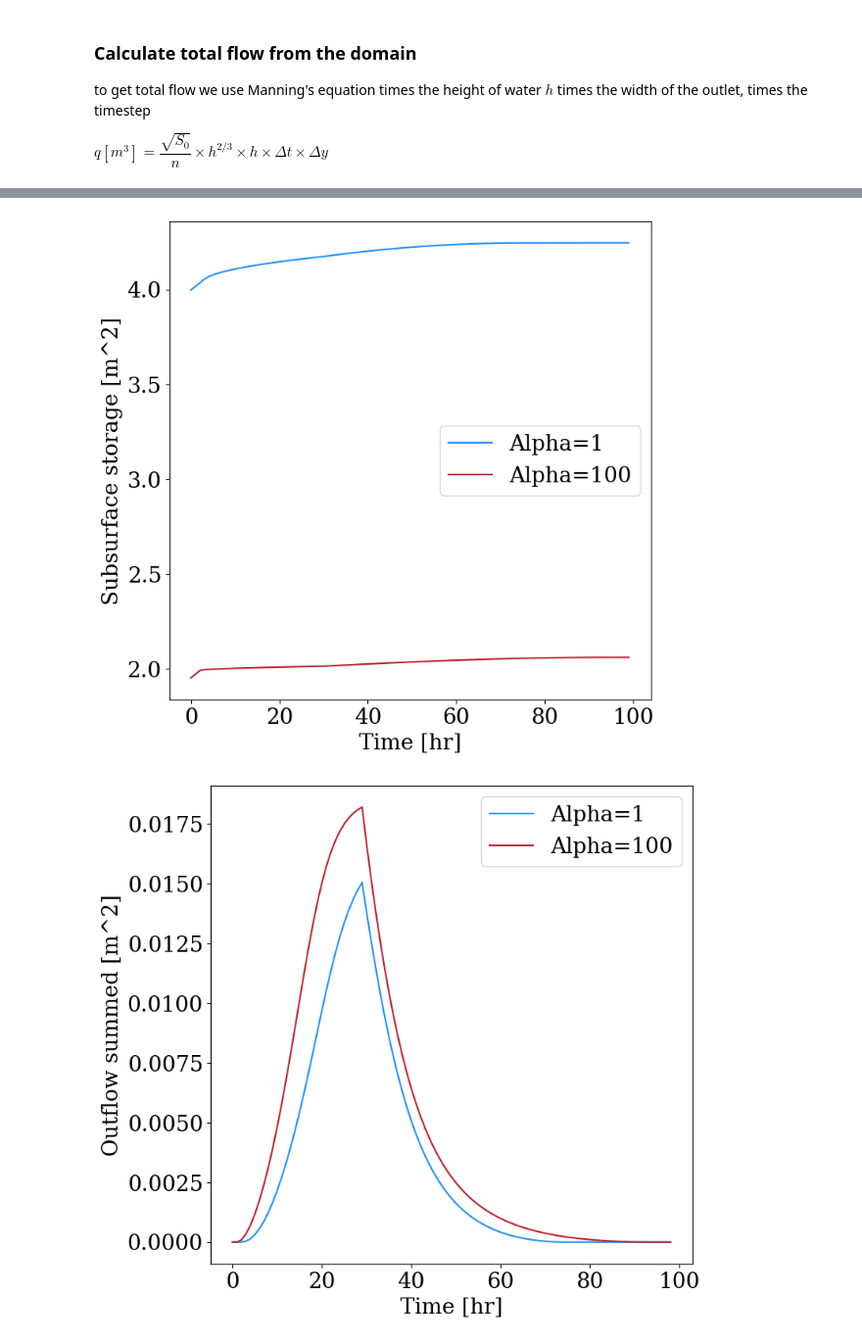
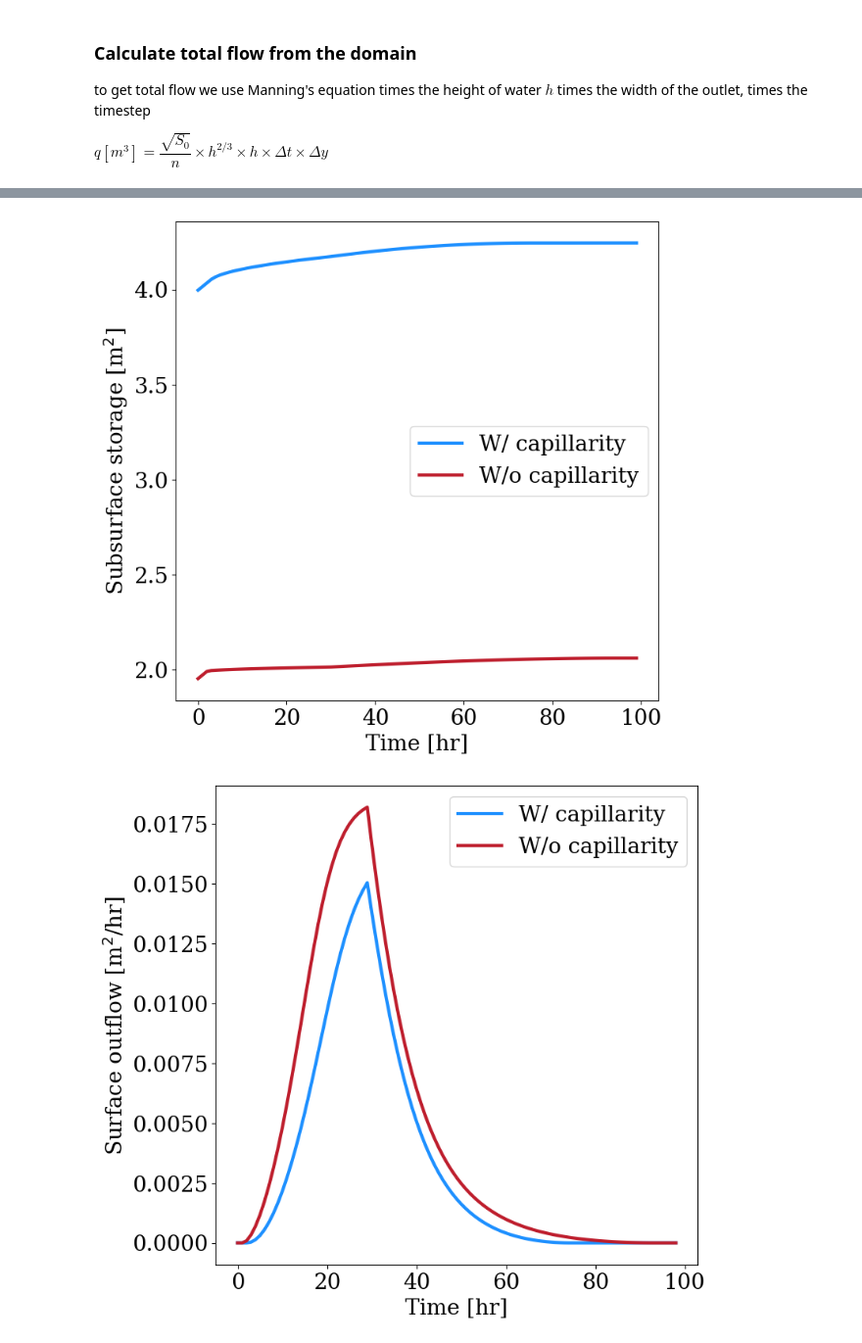
Before and after one commit to mashadab/ParFlow-project, a Jupyter notebook: Overland-flow-class/runoff-generation.ipynb, the cells around one changed output, grey strips where cells are left out. Shown at 98% size. Drawn from its saved outputs; the diff is of its cells as text; code cells hidden in the pictures.

```diff
--- a/Overland-flow-class/runoff-generation.ipynb
+++ b/Overland-flow-class/runoff-generation.ipynb
@@ -479,28 +480,44 @@ subsurface_storagealphavG1 = np.load(f'overland_flow_class_alphavG1.npz'); subsu
 print((subsurf_storage1-subsurf_storage100)/subsurf_storage1*100)
 
 plt.figure(figsize=(8,8) , dpi=100)
-plt.plot((subsurf_storage1-subsurf_storage100)/subsurf_storage1*100,color=blue)
+plt.plot((subsurf_storage1-subsurf_storage100)/subsurf_storage1*100,color=blue,linewidth=3)
 plt.xlabel('Time [hr]')
 plt.ylabel('% Error in subsurface storage')
 plt.savefig(f'overland_flow_Error__subsurface_storage.pdf',bbox_inches='tight', dpi = 600)
 
 
 plt.figure(figsize=(8,8) , dpi=100)
-plt.plot(subsurf_storage1[:-1],label='Alpha=1',color=blue)
-plt.plot(subsurf_storage100[:-1],label='Alpha=100',color=red)
+plt.plot(subsurf_storage1[:-1],label='W/ capillarity',color=blue,linewidth=3)
+plt.plot(subsurf_storage100[:-1],label='W/o capillarity',color=red,linewidth=3)
 plt.xlabel('Time [hr]')
-plt.ylabel('Subsurface storage [m^2]')
+plt.ylabel('Subsurface storage [m$^2$]')
 plt.legend()
 plt.savefig(f'overland_flow_class_subsurface_storage.pdf',bbox_inches='tight', dpi = 600)
 
 
 plt.figure(figsize=(8,8) , dpi=100)
-plt.plot(overland1[:-1],label='Alpha=1',color=blue)
-plt.plot(overland100[:-1],label='Alpha=100',color=red)
+plt.plot(overland1[:-1],label='W/ capillarity',color=blue,linewidth=3)
+plt.plot(overland100[:-1],label='W/o capillarity',color=red,linewidth=3)
 plt.xlabel('Time [hr]')
-plt.ylabel('Outflow summed [m^2]')
+plt.ylabel("Surface outflow [m$^2$/hr]")
 plt.legend()
 plt.savefig(f'overland_flow_class_overland_flow.pdf',bbox_inches='tight', dpi = 600)
+
+plt.figure(figsize=(8,8) , dpi=100)
+plt.plot(subsurf_storage1[:-1]-subsurf_storage1[0],label='W/ capillarity',color=blue,linewidth=3)
+plt.plot(subsurf_storage100[:-1]-subsurf_storage100[0],label='W/o capillarity',color=red,linewidth=3)
+plt.xlabel('Time [hr]')
+plt.ylabel('$\Delta$ Ss. St. [m$^2$]')
+plt.legend()
+plt.savefig(f'overland_flow_class_change_subsurface_storage_final.pdf',bbox_inches='tight', dpi = 600)
+
+plt.figure(figsize=(8,8) , dpi=100)
+plt.plot(overland1[:-1],label='W/ capillarity',color=blue,linewidth=3)
+plt.plot(overland100[:-1],label='W/o capillarity',color=red,linewidth=3)
+plt.xlabel('Time [hr]')
+plt.ylabel("Surface outflow [m$^2$/hr]")
+plt.legend()
+plt.savefig(f'overland_flow_class_overland_flow_final.pdf',bbox_inches='tight', dpi = 600)
 # %% [output]
 [51.10917883 50.86707318 50.627263   50.74111337 50.86856584 50.95342885
  51.01983855 51.07558034 51.12430659 51.16801791 51.20795134 51.24494026
@@ -523,2 +540,2 @@ plt.savefig(f'overland_flow_class_overland_flow.pdf',bbox_inches='tight', dpi =
-[figure, old version]
+[figure, new version]
-[figure, old version]
+[figure, new version]
```
Also changed, not shown: parts of 3 cells of this notebook.
